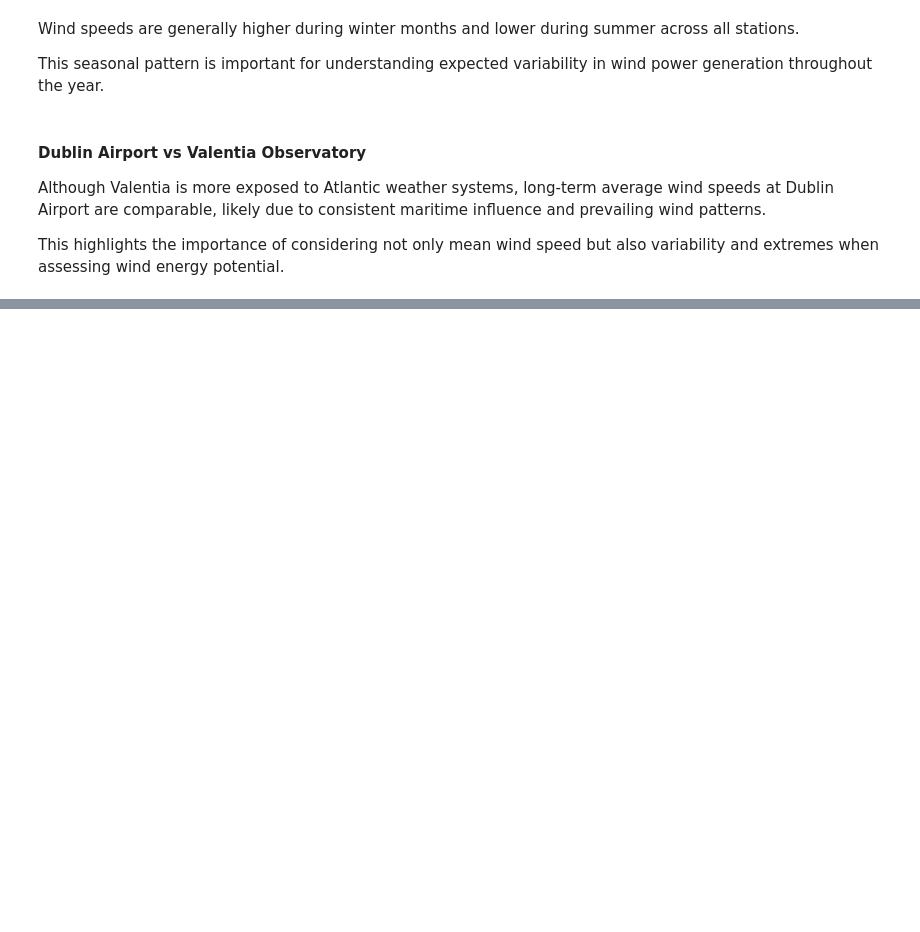
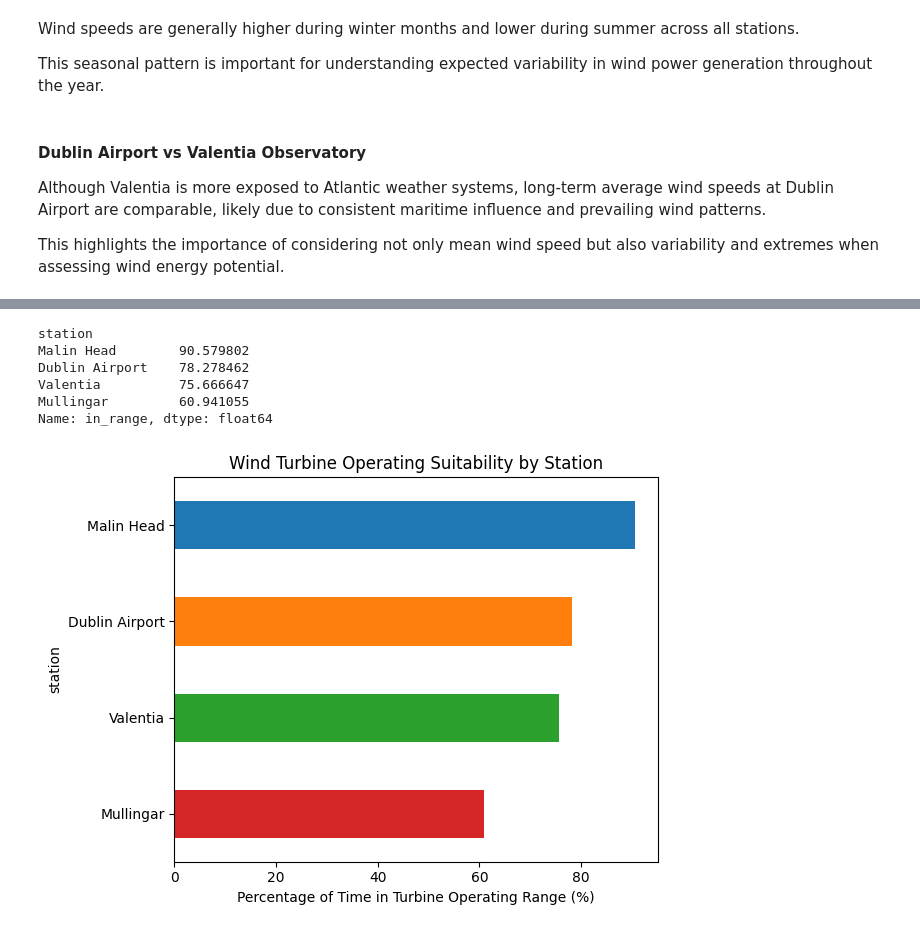
Before and after one commit to philipcullen93/programming_for_data_analytics_project, a Jupyter notebook: wind_energy_analysis.ipynb, the cells around one changed output, grey strips where cells are left out. Cells and saved outputs as stored; diff of their text form; code cells hidden in the pictures; blank space fills up the shorter version.

```diff
--- a/wind_energy_analysis.ipynb
+++ b/wind_energy_analysis.ipynb
@@ -291,0 +324,30 @@ This highlights the importance of considering not only mean wind speed but also
+# %%
+cut_in = 6
+cut_out = 48
+
+operating_pct = (
+    df_wind
+    .assign(in_range=lambda x: (x["wdsp"] >= cut_in) & (x["wdsp"] <= cut_out))
+    .groupby("station")["in_range"]
+    .mean() * 100
+)
+
+operating_pct.sort_values(ascending=False)
+# %% [output]
+station
+Malin Head        90.579802
+Dublin Airport    78.278462
+Valentia          75.666647
+Mullingar         60.941055
+Name: in_range, dtype: float64
+# %%
+operating_pct.sort_values().plot(
+    kind="barh",
+    color=[station_colors[station] for station in operating_pct.sort_values().index]
+)
+
+plt.xlabel("Percentage of Time in Turbine Operating Range (%)")
+plt.title("Wind Turbine Operating Suitability by Station")
+plt.tight_layout()
+# %% [output]
+[figure, added]
```
Also changed, not shown: parts of 5 cells of this notebook.
